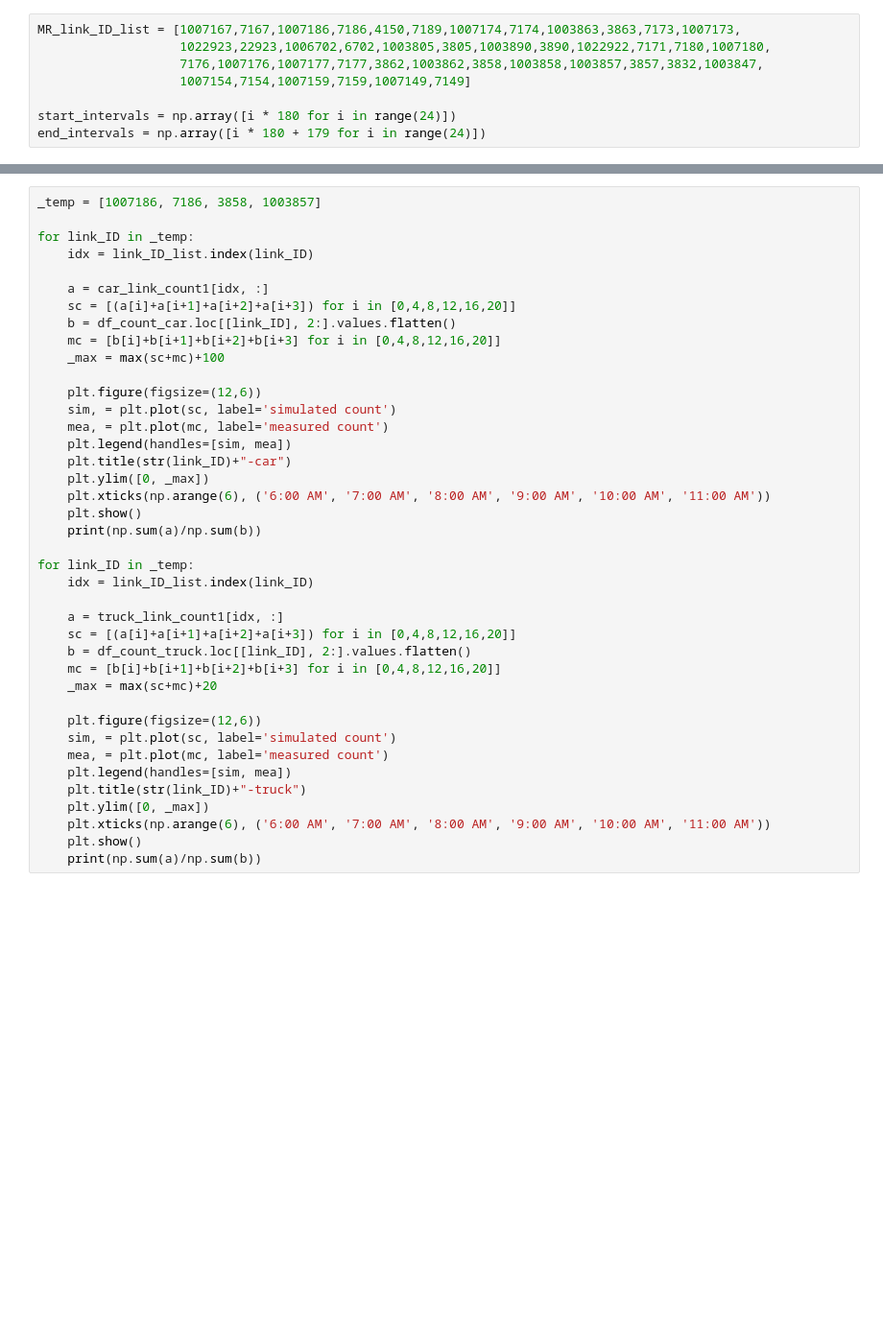
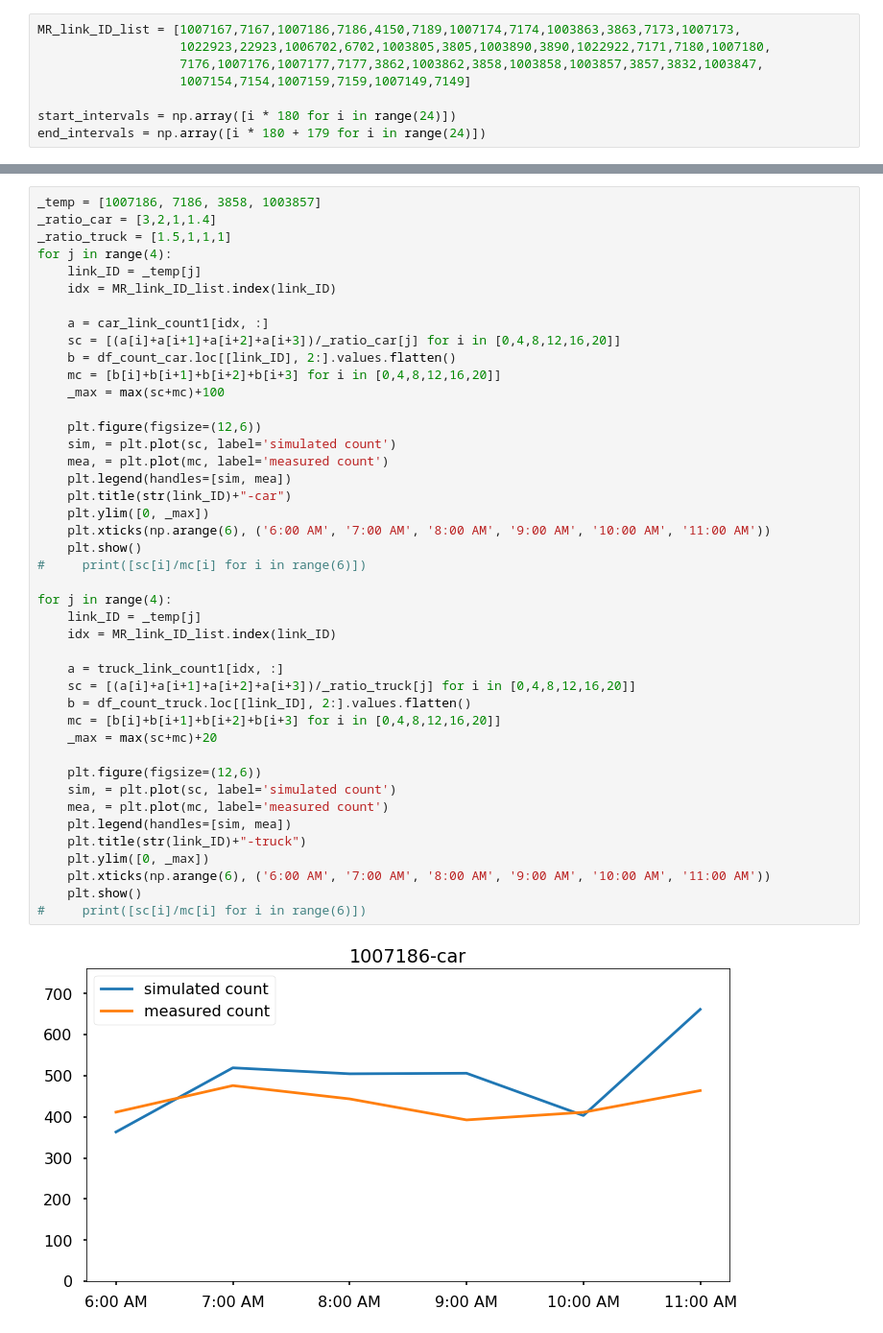
Before and after one commit to AlanPi1992/Car-Truck-Simulation, a Jupyter notebook: src/MckeesRocks Experiments.ipynb, the cells around one changed output, grey strips where cells are left out. Shown at 96% size. Cells and saved outputs as stored; diff of their text form; blank space fills up the shorter version.

```diff
--- a/src/MckeesRocks Experiments.ipynb
+++ b/src/MckeesRocks Experiments.ipynb
@@ -401,40 +371,45 @@ truck_link_count1 = mcdta1.get_link_truck_count(start_intervals, end_intervals)
 # %%
 _temp = [1007186, 7186, 3858, 1003857]
-
-for link_ID in _temp:
-    idx = link_ID_list.index(link_ID)
+_ratio_car = [3,2,1,1.4]
+_ratio_truck = [1.5,1,1,1]
+for j in range(4):
+    link_ID = _temp[j]
+    idx = MR_link_ID_list.index(link_ID)
 
     a = car_link_count1[idx, :]
-    sc = [(a[i]+a[i+1]+a[i+2]+a[i+3]) for i in [0,4,8,12,16,20]]
+    sc = [(a[i]+a[i+1]+a[i+2]+a[i+3])/_ratio_car[j] for i in [0,4,8,12,16,20]]
     b = df_count_car.loc[[link_ID], 2:].values.flatten()
     mc = [b[i]+b[i+1]+b[i+2]+b[i+3] for i in [0,4,8,12,16,20]]
     _max = max(sc+mc)+100
 
     plt.figure(figsize=(12,6))
     sim, = plt.plot(sc, label='simulated count')
     mea, = plt.plot(mc, label='measured count')
     plt.legend(handles=[sim, mea])
     plt.title(str(link_ID)+"-car")
     plt.ylim([0, _max])
     plt.xticks(np.arange(6), ('6:00 AM', '7:00 AM', '8:00 AM', '9:00 AM', '10:00 AM', '11:00 AM'))
     plt.show()
-    print(np.sum(a)/np.sum(b))
+#     print([sc[i]/mc[i] for i in range(6)])
 
-for link_ID in _temp:
-    idx = link_ID_list.index(link_ID)
+for j in range(4):
+    link_ID = _temp[j]
+    idx = MR_link_ID_list.index(link_ID)
 
     a = truck_link_count1[idx, :]
-    sc = [(a[i]+a[i+1]+a[i+2]+a[i+3]) for i in [0,4,8,12,16,20]]
+    sc = [(a[i]+a[i+1]+a[i+2]+a[i+3])/_ratio_truck[j] for i in [0,4,8,12,16,20]]
     b = df_count_truck.loc[[link_ID], 2:].values.flatten()
     mc = [b[i]+b[i+1]+b[i+2]+b[i+3] for i in [0,4,8,12,16,20]]
     _max = max(sc+mc)+20
 
     plt.figure(figsize=(12,6))
     sim, = plt.plot(sc, label='simulated count')
     mea, = plt.plot(mc, label='measured count')
     plt.legend(handles=[sim, mea])
     plt.title(str(link_ID)+"-truck")
     plt.ylim([0, _max])
     plt.xticks(np.arange(6), ('6:00 AM', '7:00 AM', '8:00 AM', '9:00 AM', '10:00 AM', '11:00 AM'))
     plt.show()
-    print(np.sum(a)/np.sum(b))
+#     print([sc[i]/mc[i] for i in range(6)])
+# %% [output]
+[figure, added]
```
Also changed, not shown: parts of 24 cells of this notebook, 21 other files.
